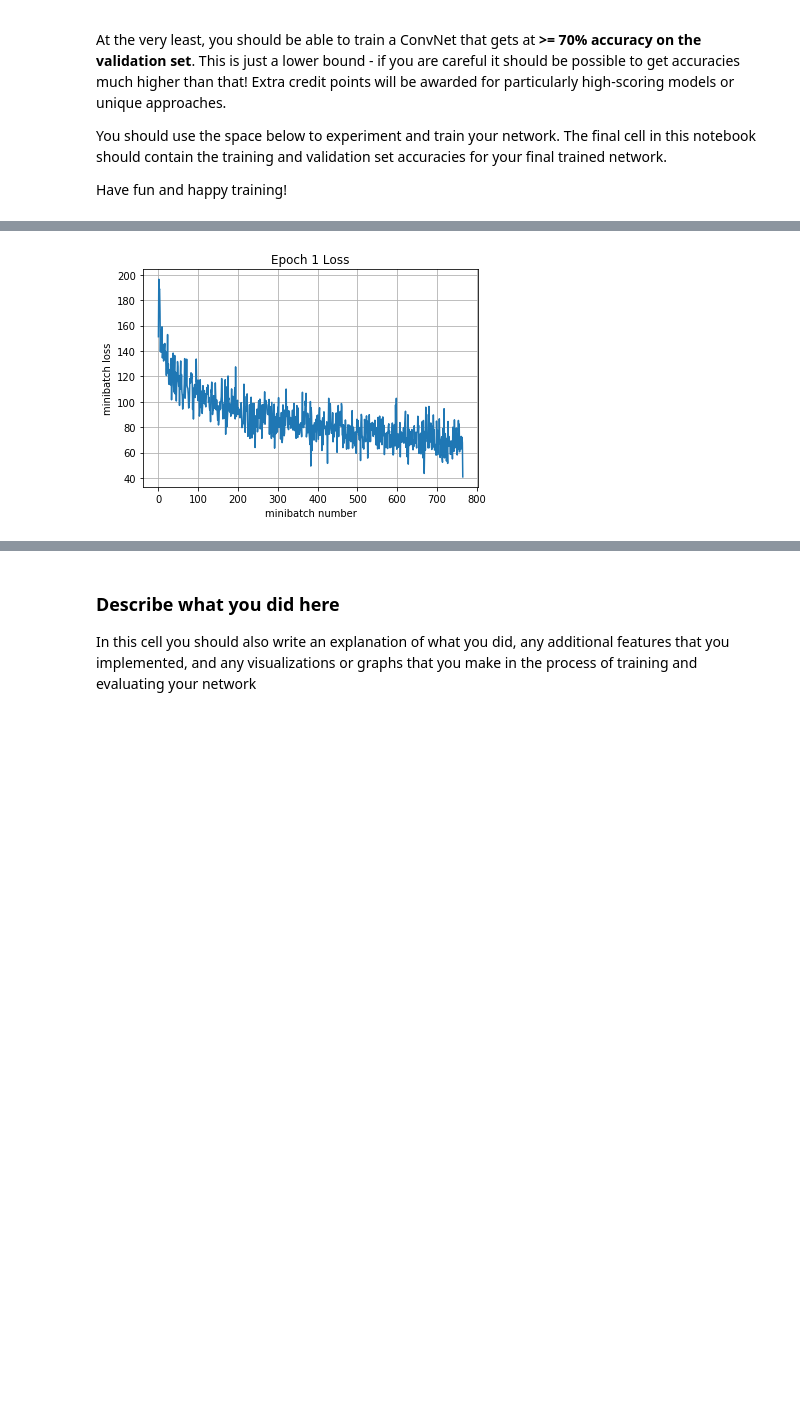
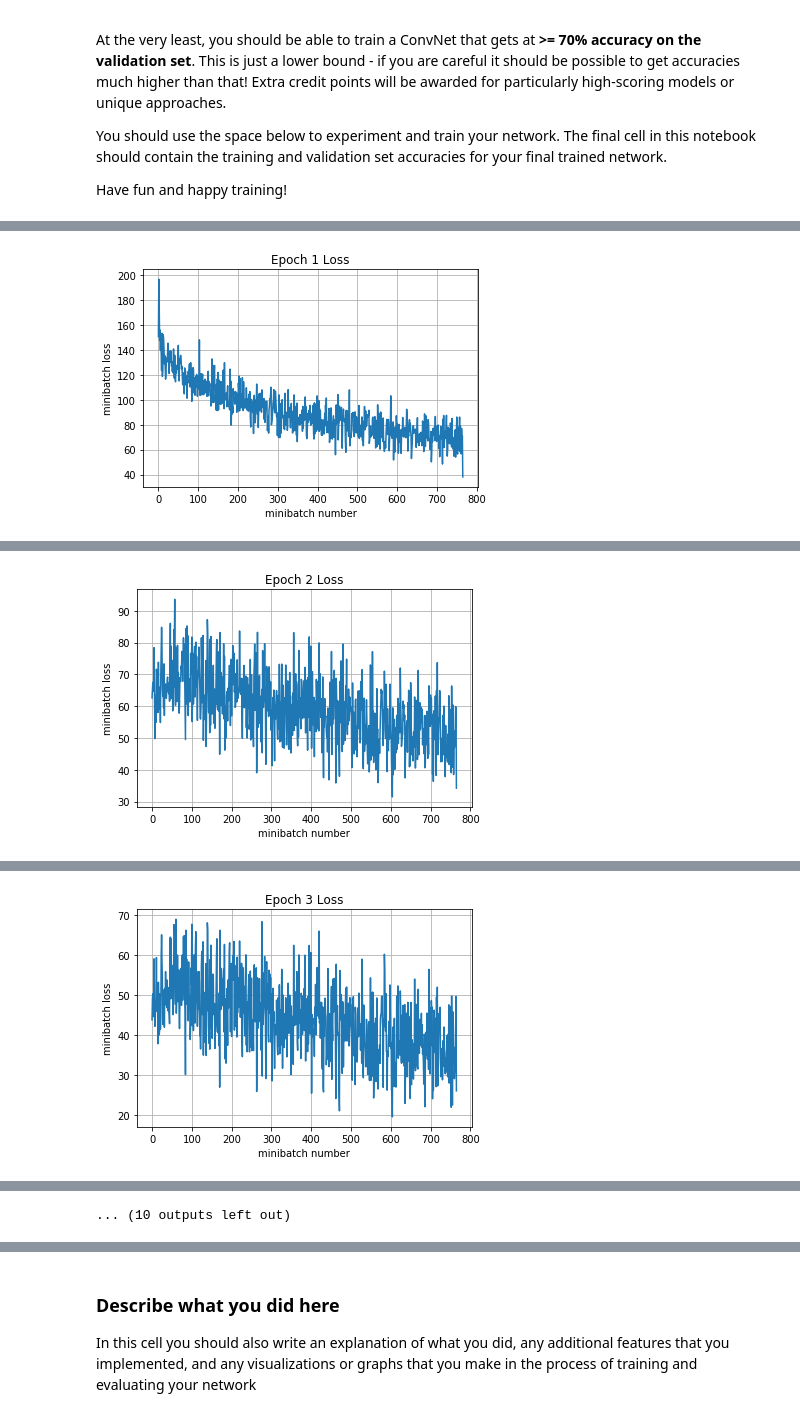
Before and after one commit to kandluis/cs231n, a Jupyter notebook: assignment2/TensorFlow.ipynb, the cells around one changed output, grey strips where cells are left out. Saved outputs shown, nothing was run; the diff lists cells and outputs as text; code cells hidden in the pictures; blank space fills up the shorter version.

```diff
--- a/assignment2/TensorFlow.ipynb
+++ b/assignment2/TensorFlow.ipynb
@@ -372,8 +372,8 @@ First, set up an **RMSprop optimizer** (using a 1e-3 learning rate) and a **cros
 #    mean_loss: a TensorFlow variable (scalar) with numerical loss
 #    optimizer: a TensorFlow optimizer
 # This should be ~3 lines of code!
-cross_entropy_loss = tf.nn.softmax_cross_entropy_with_logits(
-    labels=tf.one_hot(y,10), logits=y_out)
+cross_entropy_loss = tf.losses.softmax_cross_entropy(
+    onehot_labels=tf.one_hot(y,10), logits=y_out)
 mean_loss = tf.reduce_mean(cross_entropy_loss)
 optimizer = tf.train.RMSPropOptimizer(1e-3)
 # %%
@@ -594,7 +611,7 @@ sess = tf.Session()
 
 sess.run(tf.global_variables_initializer())
 print('Training')
-run_model(sess,y_out,mean_loss,X_train,y_train,2,64,100,train_step,True)
+run_model(sess,y_out,mean_loss,X_train,y_train,10,64,100,train_step,True)
 print('Validation')
 run_model(sess,y_out,mean_loss,X_val,y_val,1,64)
 # %% [output]
@@ -611 +628 @@ Epoch 1, Overall loss = 1.35 and accuracy of 0.516
-[figure, old version]
+[figure, new version]
@@ -613,0 +638 @@ Iteration 900: with minibatch training loss = 1.08 and accuracy of 0.59
+[figure, added]
@@ -613,0 +647 @@ Iteration 900: with minibatch training loss = 1.08 and accuracy of 0.59
+[figure, added]
@@ -614,3 +677,4 @@ Iteration 900: with minibatch training loss = 1.08 and accuracy of 0.59
+... (10 outputs left out)
 # %%
 # Test your model here, and make sure
 # the output of this cell is the accuracy
```
Also changed, not shown: parts of 9 cells of this notebook.
